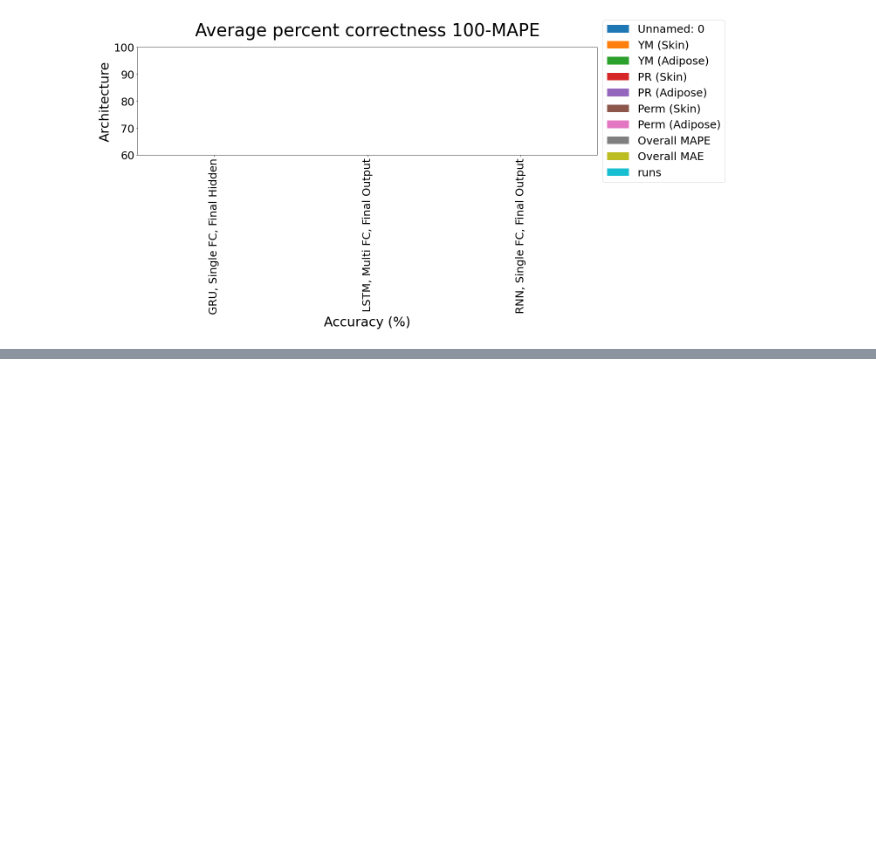
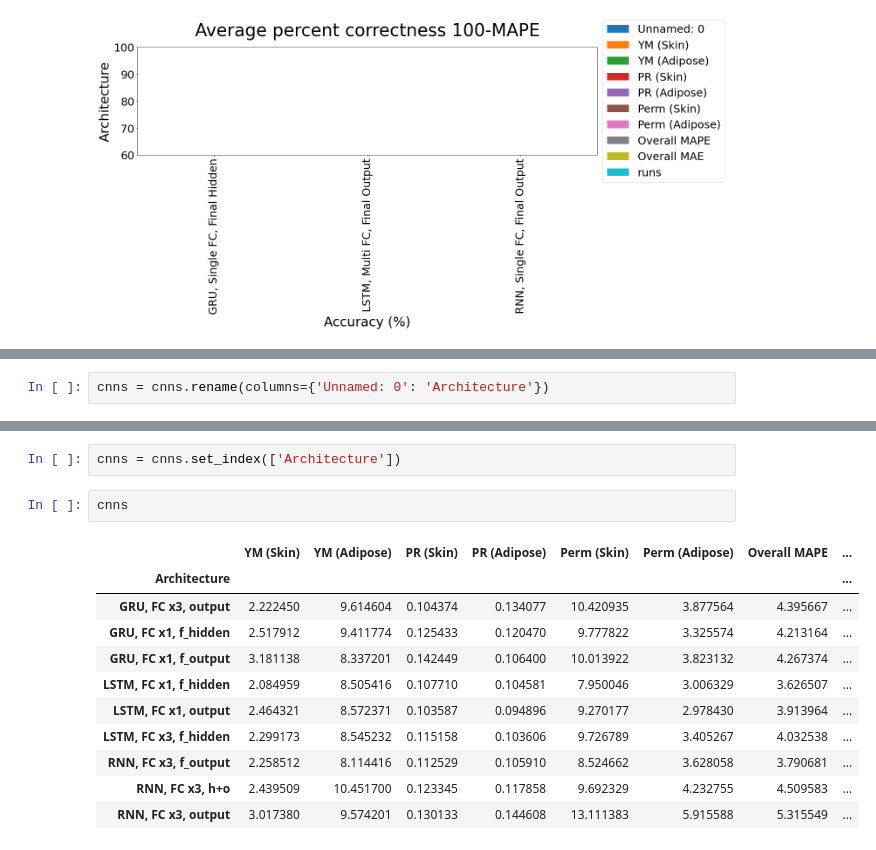
Before and after one commit to RobbieSoutham/SkinLearning, a Jupyter notebook: Notebooks/KFCV Results.ipynb, the cells around one changed output, grey strips where cells are left out. Drawn from its saved outputs; the diff is of its cells as text; blank space fills up the shorter version.

```diff
--- a/Notebooks/KFCV Results.ipynb
+++ b/Notebooks/KFCV Results.ipynb
@@ -60,0 +74,2 @@ plot_parameter_bars(means)
+# %%
+cnns = cnns.rename(columns={'Unnamed: 0': 'Architecture'})
@@ -60,0 +113,16 @@ plot_parameter_bars(means)
+# %%
+cnns = cnns.set_index(['Architecture'])
+# %%
+cnns
+# %% [output]
+|  | YM (Skin) | YM (Adipose) | PR (Skin) | PR (Adipose) | Perm (Skin) | Perm (Adipose) | Overall MAPE | ... |
+| Architecture |  |  |  |  |  |  |  | ... |
+| GRU, FC x3, output | 2.222450 | 9.614604 | 0.104374 | 0.134077 | 10.420935 | 3.877564 | 4.395667 | ... |
+| GRU, FC x1, f_hidden | 2.517912 | 9.411774 | 0.125433 | 0.120470 | 9.777822 | 3.325574 | 4.213164 | ... |
+| GRU, FC x1, f_output | 3.181138 | 8.337201 | 0.142449 | 0.106400 | 10.013922 | 3.823132 | 4.267374 | ... |
+| LSTM, FC x1, f_hidden | 2.084959 | 8.505416 | 0.107710 | 0.104581 | 7.950046 | 3.006329 | 3.626507 | ... |
+| LSTM, FC x1, output | 2.464321 | 8.572371 | 0.103587 | 0.094896 | 9.270177 | 2.978430 | 3.913964 | ... |
+| LSTM, FC x3, f_hidden | 2.299173 | 8.545232 | 0.115158 | 0.103606 | 9.726789 | 3.405267 | 4.032538 | ... |
+| RNN, FC x3, f_output | 2.258512 | 8.114416 | 0.112529 | 0.105910 | 8.524662 | 3.628058 | 3.790681 | ... |
+| RNN, FC x3, h+o | 2.439509 | 10.451700 | 0.123345 | 0.117858 | 9.692329 | 4.232755 | 4.509583 | ... |
+| RNN, FC x3, output | 3.017380 | 9.574201 | 0.130133 | 0.144608 | 13.111383 | 5.915588 | 5.315549 | ... |
```
Also changed, not shown: parts of 35 cells of this notebook, 16 other files.
